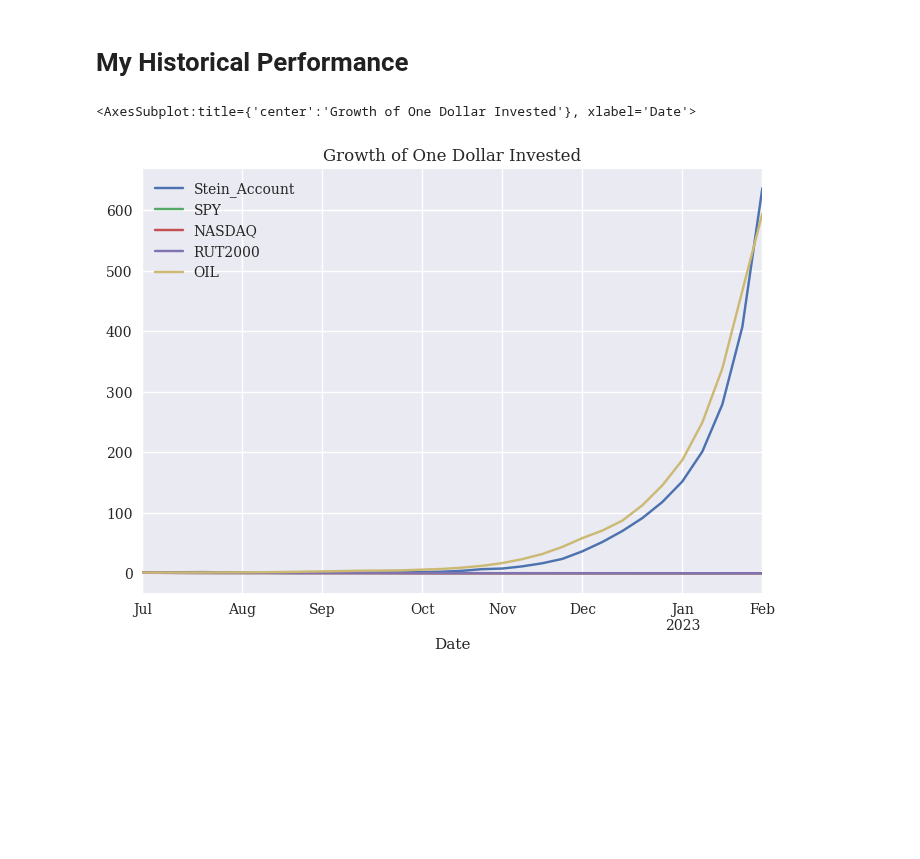
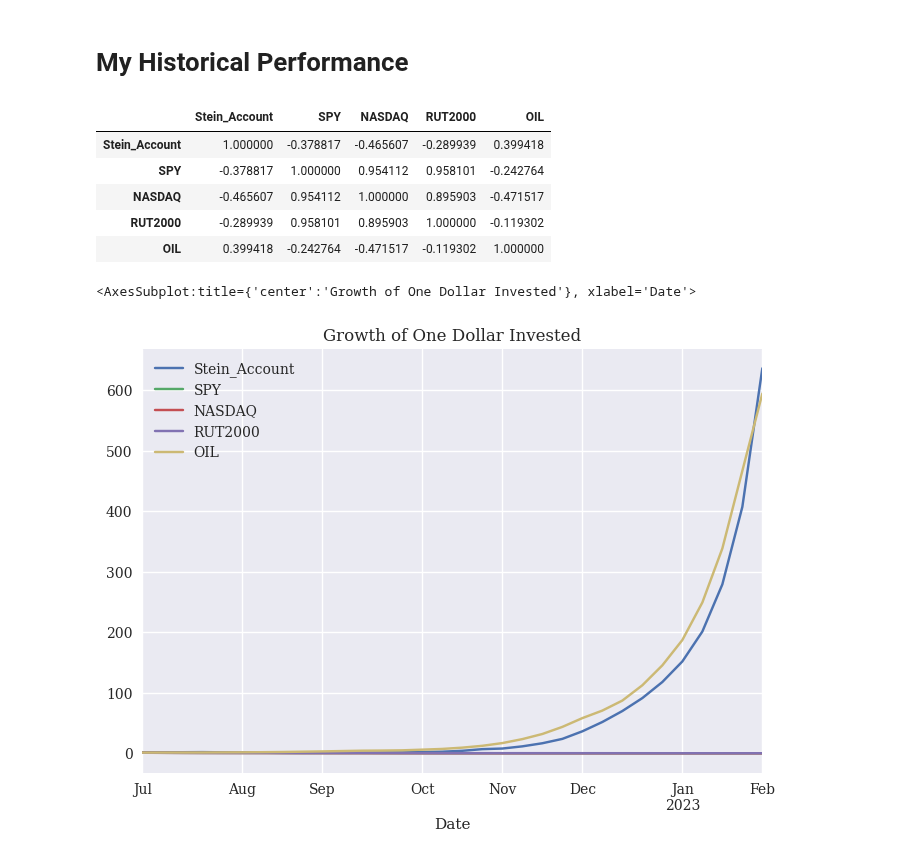
Before and after one commit to dcstein22/economics, a Jupyter notebook: etrade_performance_analysis.ipynb, the cells around one changed output. Drawn from its saved outputs; the diff is of its cells as text; code cells hidden in the pictures; blank space fills up the shorter version.

```diff
--- a/etrade_performance_analysis.ipynb
+++ b/etrade_performance_analysis.ipynb
@@ -13,6 +13,15 @@ mpl.rcParams['font.family'] = 'serif'
 # %%
 file_path = 'C:/Users/dcste/OneDrive/Economics_Research/Economics_Research/etrade_performance.xlsx'
 performance = pd.read_excel(file_path, parse_dates=True).set_index("Date")
+# %%
+performance.corr()
+# %% [output]
+|  | Stein_Account | SPY | NASDAQ | RUT2000 | OIL |
+| Stein_Account | 1.000000 | -0.378817 | -0.465607 | -0.289939 | 0.399418 |
+| SPY | -0.378817 | 1.000000 | 0.954112 | 0.958101 | -0.242764 |
+| NASDAQ | -0.465607 | 0.954112 | 1.000000 | 0.895903 | -0.471517 |
+| RUT2000 | -0.289939 | 0.958101 | 0.895903 | 1.000000 | -0.119302 |
+| OIL | 0.399418 | -0.242764 | -0.471517 | -0.119302 | 1.000000 |
 # %%
 ((1+performance.loc['2022-07-01':,]).cumprod()).plot(title = 'Growth of One Dollar Invested')
 # %% [output]
```
Also changed, not shown: parts of 6 cells of this notebook, 3 other files.
